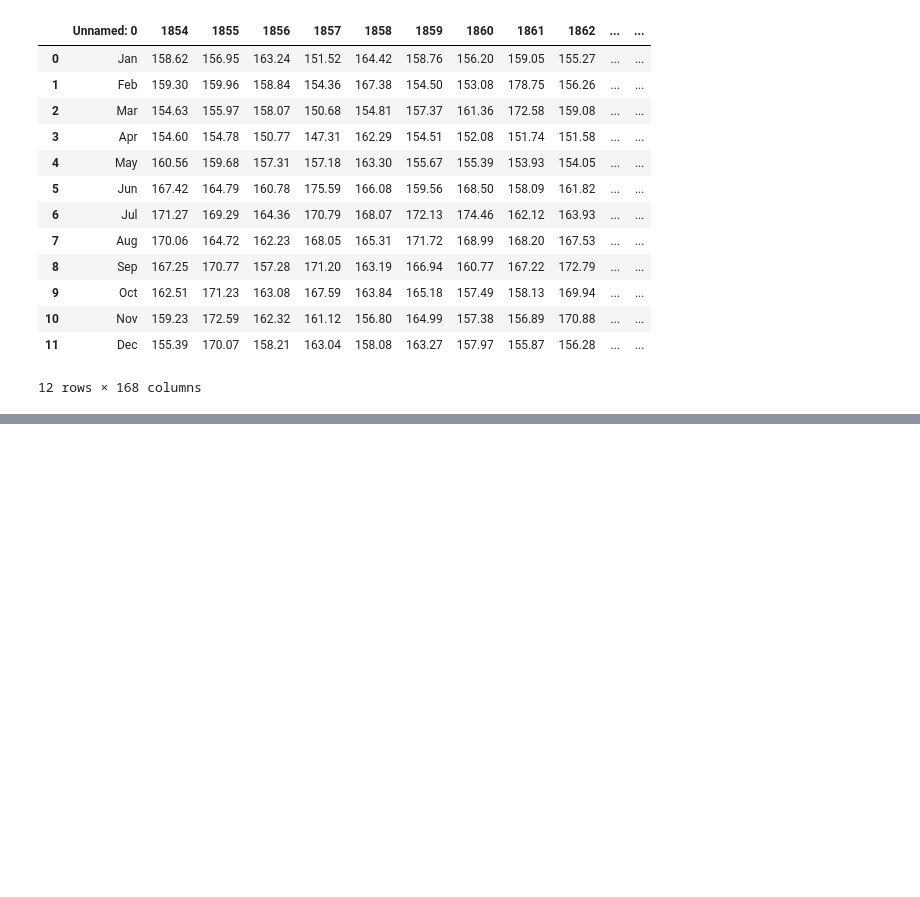
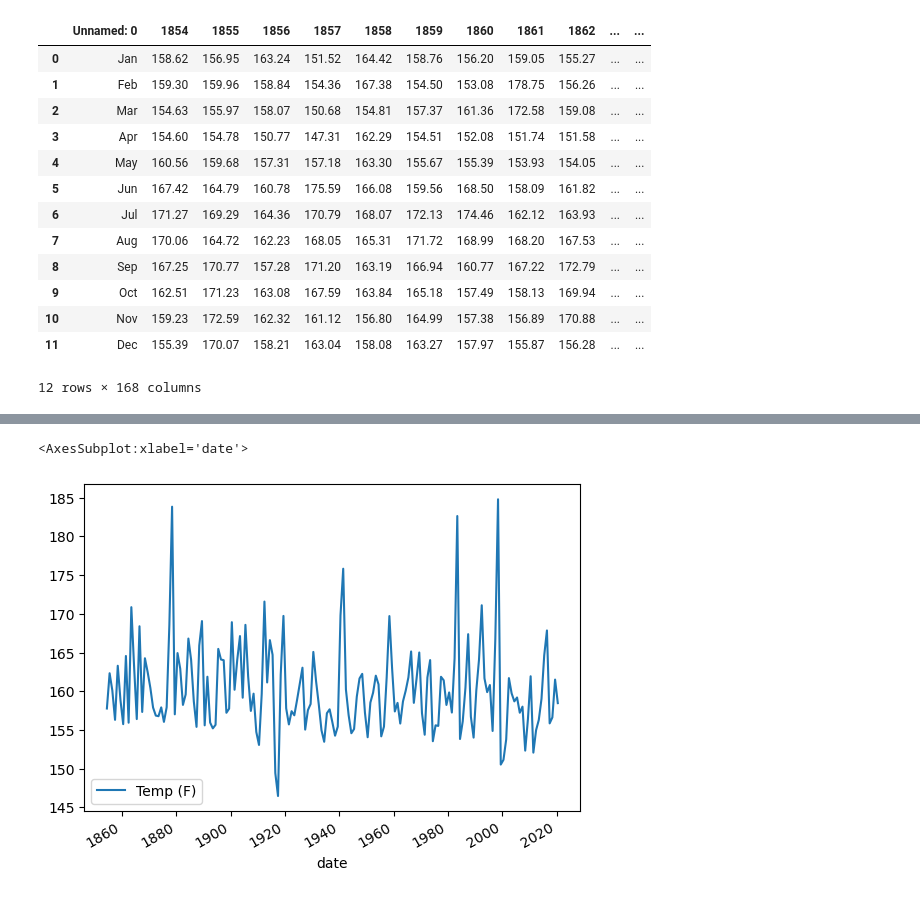
Before and after one commit to arif-geo/e_sci_data_analysis_test, a Jupyter notebook: eart_sci_data_analysis/HW_3/03_winter_temperature_enso.ipynb, the cells around one changed output, grey strips where cells are left out. Drawn from its saved outputs; the diff is of its cells as text; code cells hidden in the pictures; blank space fills up the shorter version.

```diff
--- a/eart_sci_data_analysis/HW_3/03_winter_temperature_enso.ipynb
+++ b/eart_sci_data_analysis/HW_3/03_winter_temperature_enso.ipynb
@@ -171,0 +195,4 @@ hint: use the `merge()` method in pandas to get the ELI and NOAA data to align.
+# %%
+eli_df_tr = eli_df.melt(id_vars=eli_df.columns[0], var_name='year', value_name='temperatue')
+eli_df_tr= eli_df_tr.rename(columns={'Unnamed: 0': 'month'})
+eli_df_tr
@@ -171,0 +213,12 @@ hint: use the `merge()` method in pandas to get the ELI and NOAA data to align.
+# %%
+# create a daterange df for eli data from its beginning to end
+eli_dtrange = pd.date_range(start = '1854-01-1', end = '2020-12-31', freq = '1M')
+# eli_dtrange
+
+# get only temp from data
+temps_eli = eli_df_tr['temperatue'].values
+
+
+# create a new df with datetime timestamp and only temprature as the second column
+eli_ts = pd.DataFrame({'date': eli_dtrange, 'temperature' : temps_eli})
+eli_ts
@@ -171,0 +239,11 @@ hint: use the `merge()` method in pandas to get the ELI and NOAA data to align.
+# %%
+# select only  rows with winter months [Dec, Jan, Feb]
+winter_months = [1, 2, 12]
+
+
+# new df only if rows contain listed integers to select only the winter months
+date_month_values = eli_ts['date'].dt.month # get the month values for each date
+in_winter = date_month_values.isin(winter_months) # creats a column/array of booleans
+# use boolean indexing to select only the winter months
+eli_ts_winter = eli_ts[in_winter] # similar to - if true: append to this variable
+eli_ts_winter
@@ -171,0 +264,6 @@ hint: use the `merge()` method in pandas to get the ELI and NOAA data to align.
+# %%
+# group temperatures by year value and calculate avg temp atst
+year = eli_ts_winter['date'].dt.year # pull out the year for each date
+
+eli_winter_yearly_avg = eli_ts_winter.groupby(year).mean()
+eli_winter_yearly_avg
@@ -171,0 +285,9 @@ hint: use the `merge()` method in pandas to get the ELI and NOAA data to align.
+# %%
+# plot only eli winter data
+
+fig = plt.figure()
+ax = fig.add_subplot(1,1,1)
+eli_winter_yearly_avg.plot(x='date', y='temperature', label="Temp (F)", ax=ax)
+# %% [output]
+<AxesSubplot:xlabel='date'>
+[figure, added]
```
Also changed, not shown: parts of 13 cells of this notebook, 1 other file.
